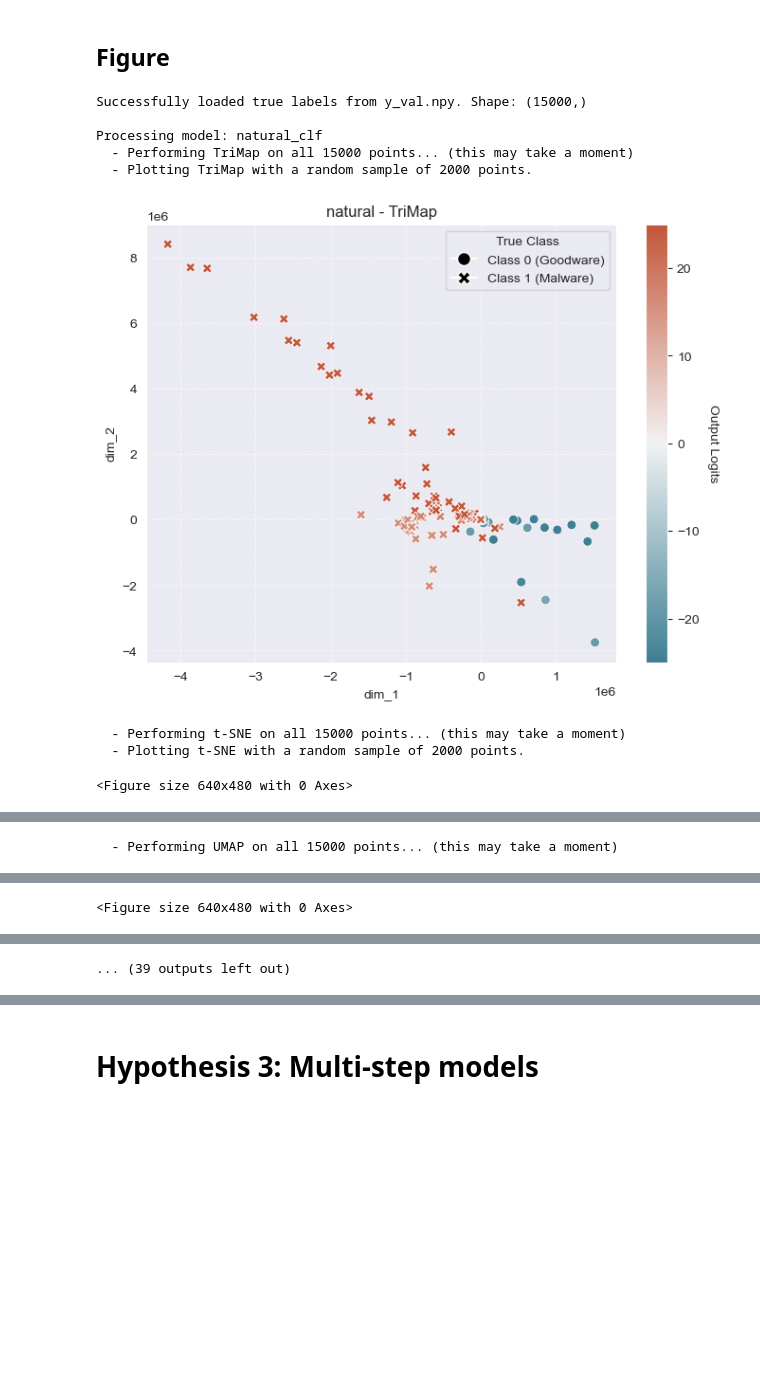
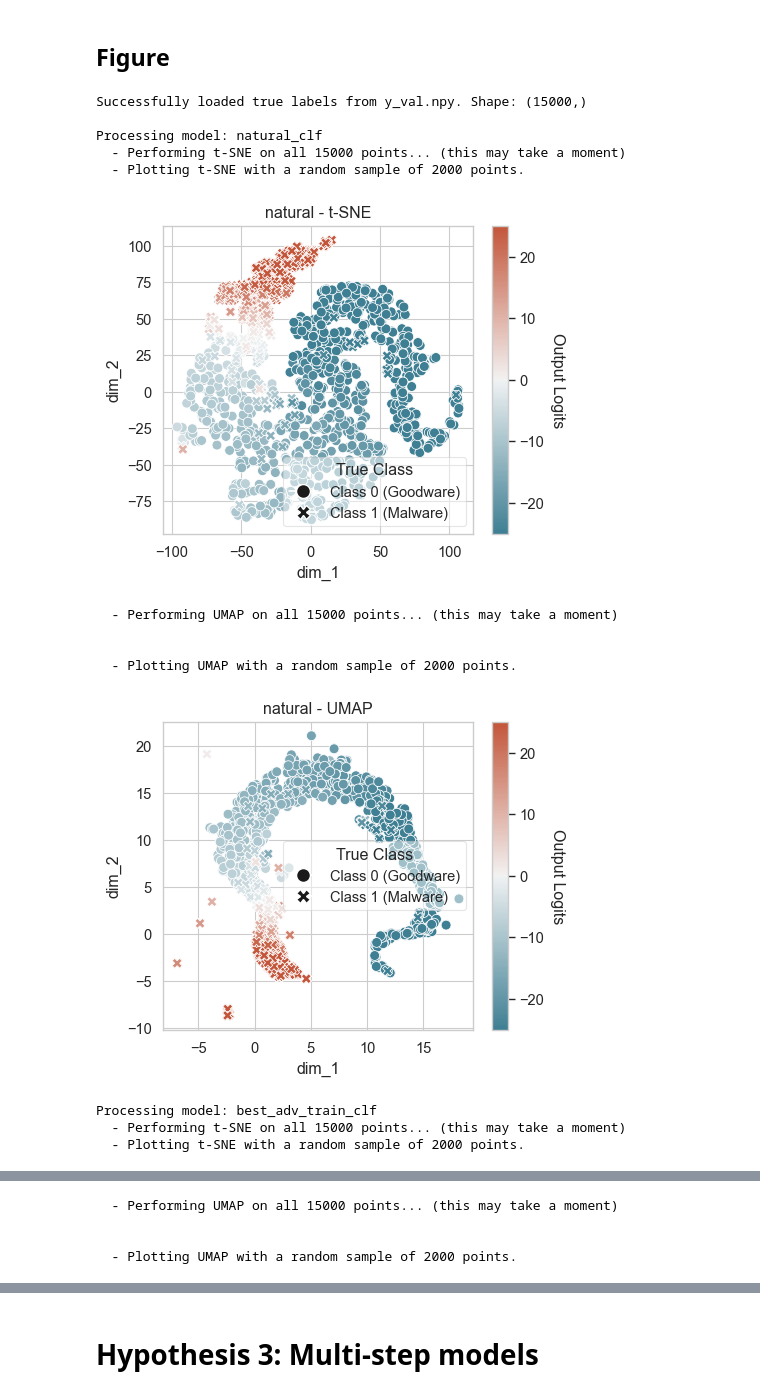
Before and after one commit to danielPulidoCortazar/deeptrust, a Jupyter notebook: notebooks/nb-research-figures.ipynb, the cells around one changed output, grey strips where cells are left out. Cells and saved outputs as stored; diff of their text form; code cells hidden in the pictures; blank space fills up the shorter version.

```diff
--- a/notebooks/nb-research-figures.ipynb
+++ b/notebooks/nb-research-figures.ipynb
@@ -615,7 +764,7 @@ PLOT_TITLES = {
     'best_adv_train_clf': 'adversarial-75',
     'sec_best_adv_train_clf': 'adversarial-100',
     'best_smooth_clf': 'smoothed-0.2',
-    'sec_best_smooth_clf': 'smoothed-0.6'
+    'sec_best_smooth_clf': 'smoothed-0.4'
 }
 
 # --- Sampling Configuration ---
@@ -640,11 +789,14 @@ def create_landscape_plot(df, title, method_name="Dimension"):
     Generic plotting function that takes a DataFrame with coordinates,
     labels, and projections, and shows a plot.
     """
+    # --- 1. COMMON SETUP FOR ALL PLOTS ---
+    sns.set_theme(context="paper", style="whitegrid", font_scale=1.2)
+
     # Hardcoded vmax for consistent color scaling across all plots
     vmax = 25
     hue_normalization = (-vmax, vmax)
 
-    plt.figure(figsize=(8, 6))
+    plt.figure(figsize=(5, 4))
     ax = sns.scatterplot(
         data=df,
         x='dim_1',
@@ -671,14 +823,13 @@ def create_landscape_plot(df, title, method_name="Dimension"):
         plt.Line2D([0], [0], marker='o', color='w', markerfacecolor='k', label='Class 0 (Goodware)', markersize=10),
         plt.Line2D([0], [0], marker='X', color='w', markerfacecolor='k', label='Class 1 (Malware)', markersize=10)
     ]
-    ax.legend(handles=legend_handles, title='True Class')
+    ax.legend(handles=legend_handles, title='True Class', framealpha=0.5)
 
     plt.title(f"{title} - {method_name}")
-    plt.grid(True, linestyle='--', alpha=0.6)
+    plt.savefig(f"{title}-{method_name}.pdf")
 
     # Show the plot interactively
     plt.show()
-    plt.savefig(f"{title}-tsne.png")
 
 
 # --- Main Loop to Generate Plots ---
@@ -697,27 +848,27 @@ for prefix in MODEL_PREFIXES:
             continue
 
         # --- Process and Plot for TriMap ---
-        print(f"  - Performing TriMap on all {len(embeddings)} points... (this may take a moment)")
-        trimap_reducer = trimap.TRIMAP(n_dims=2)
-        embeddings_2d_trimap = trimap_reducer.fit_transform(embeddings)
-
-        df_full_trimap = pd.DataFrame({
-            'dim_1': embeddings_2d_trimap[:, 0], 'dim_2': embeddings_2d_trimap[:, 1],
-            'label': y_true.astype(int), 'projection': projections
-        })
-
-        df_goodware_trimap = df_full_trimap[df_full_trimap['label'] == 0]
-        df_malware_trimap = df_full_trimap[df_full_trimap['label'] == 1]
-
-        n_goodware_to_sample = min(N_GOODWARE_TO_PLOT, len(df_goodware_trimap))
-        n_malware_to_sample = min(N_MALWARE_TO_PLOT, len(df_malware_trimap))
-
-        goodware_sample_trimap = df_goodware_trimap.sample(n=n_goodware_to_sample, random_state=RANDOM_STATE_FOR_SAMPLING)
-        malware_sample_trimap = df_malware_trimap.sample(n=n_malware_to_sample, random_state=RANDOM_STATE_FOR_SAMPLING)
-
-        df_sampled_trimap = pd.concat([goodware_sample_trimap, malware_sample_trimap])
-        print(f"  - Plotting TriMap with a random sample of {len(df_sampled_trimap)} points.")
-        create_landscape_plot(df_sampled_trimap, f"{PLOT_TITLES.get(prefix, prefix)}", method_name="TriMap")
+        # print(f"  - Performing TriMap on all {len(embeddings)} points... (this may take a moment)")
+        # trimap_reducer = trimap.TRIMAP(n_dims=2)
+        # embeddings_2d_trimap = trimap_reducer.fit_transform(embeddings)
+        #
+        # df_full_trimap = pd.DataFrame({
+        #     'dim_1': embeddings_2d_trimap[:, 0], 'dim_2': embeddings_2d_trimap[:, 1],
+        #     'label': y_true.astype(int), 'projection': projections
+        # })
+        #
+        # df_goodware_trimap = df_full_trimap[df_full_trimap['label'] == 0]
+        # df_malware_trimap = df_full_trimap[df_full_trimap['label'] == 1]
+        #
+        # n_goodware_to_sample = min(N_GOODWARE_TO_PLOT, len(df_goodware_trimap))
+        # n_malware_to_sample = min(N_MALWARE_TO_PLOT, len(df_malware_trimap))
+        #
+        # goodware_sample_trimap = df_goodware_trimap.sample(n=n_goodware_to_sample, random_state=RANDOM_STATE_FOR_SAMPLING)
+        # malware_sample_trimap = df_malware_trimap.sample(n=n_malware_to_sample, random_state=RANDOM_STATE_FOR_SAMPLING)
+        #
+        # df_sampled_trimap = pd.concat([goodware_sample_trimap, malware_sample_trimap])
+        # print(f"  - Plotting TriMap with a random sample of {len(df_sampled_trimap)} points.")
+        # create_landscape_plot(df_sampled_trimap, f"{PLOT_TITLES.get(prefix, prefix)}", method_name="TriMap")
 
 
         # --- Process and Plot for t-SNE ---
@@ -751,36 +902,41 @@ for prefix in MODEL_PREFIXES:
         df_full_umap = pd.DataFrame({
             'dim_1': embeddings_2d_umap[:, 0], 'dim_2': embeddings_2d_umap[:, 1],
             'label': y_true.astype(int), 'projection': projections
         })
 
         df_goodware_umap = df_full_umap[df_full_umap['label'] == 0]
         df_malware_umap = df_full_umap[df_full_umap['label'] == 1]
 
         n_goodware_to_sample = min(N_GOODWARE_TO_PLOT, len(df_goodware_umap))
         n_malware_to_sample = min(N_MALWARE_TO_PLOT, len(df_malware_umap))
 
         goodware_sample_umap = df_goodware_umap.sample(n=n_goodware_to_sample, random_state=RANDOM_STATE_FOR_SAMPLING)
         malware_sample_umap = df_malware_umap.sample(n=n_malware_to_sample, random_state=RANDOM_STATE_FOR_SAMPLING)
 
         df_sampled_umap = pd.concat([goodware_sample_umap, malware_sample_umap])
         print(f"  - Plotting UMAP with a random sample of {len(df_sampled_umap)} points.")
         create_landscape_plot(df_sampled_umap, f"{PLOT_TITLES.get(prefix, prefix)}", method_name="UMAP")
 
 
     except FileNotFoundError as e:
         print(f"  - Error: Could not find a required file for '{prefix}'. Skipping. Missing file: {e.filename}")
     except Exception as e:
         print(f"  - An unexpected error occurred for '{prefix}': {e}")
 
 
 print("\nAll models processed.")
 # %% [output]
 Successfully loaded true labels from y_val.npy. Shape: (15000,)
 
 Processing model: natural_clf
-  - Performing TriMap on all 15000 points... (this may take a moment)
-  - Plotting TriMap with a random sample of 2000 points.
+  - Performing t-SNE on all 15000 points... (this may take a moment)
+  - Plotting t-SNE with a random sample of 2000 points.
-[figure, old version]
+[figure, new version]
-  - Performing t-SNE on all 15000 points... (this may take a moment)
-  - Plotting t-SNE with a random sample of 2000 points.
+  - Performing UMAP on all 15000 points... (this may take a moment)
+
+
+  - Plotting UMAP with a random sample of 2000 points.
+[figure, new version]
-<Figure size 640x480 with 0 Axes>
+Processing model: best_adv_train_clf
+  - Performing t-SNE on all 15000 points... (this may take a moment)
+  - Plotting t-SNE with a random sample of 2000 points.
@@ -788 +944,4 @@ Processing model: natural_clf
   - Performing UMAP on all 15000 points... (this may take a moment)
+
+
+  - Plotting UMAP with a random sample of 2000 points.
@@ -795 +958,0 @@ Processing model: best_adv_train_clf
-<Figure size 640x480 with 0 Axes>
@@ -797,4 +959,3 @@ Processing model: best_adv_train_clf
-... (39 outputs left out)
 # %%
 import numpy as np
 import pandas as pd
```
Also changed, not shown: parts of 10 cells of this notebook.
